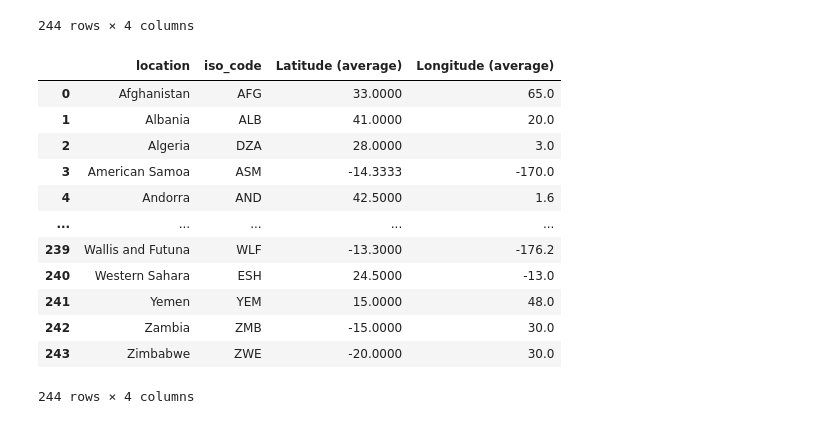
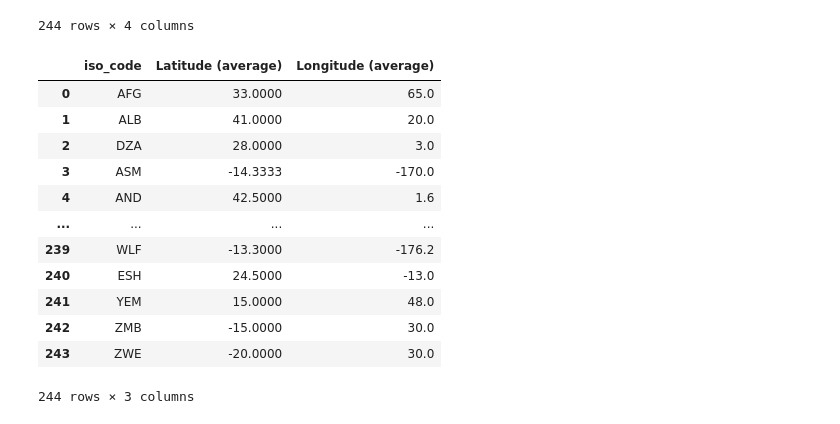
Before and after one commit to sberahim/project3, a Jupyter notebook: merged.ipynb, the cells around one changed output. Cells and saved outputs as stored; diff of their text form; code cells hidden in the pictures.

```diff
--- a/merged.ipynb
+++ b/merged.ipynb
@@ -28,23 +36,24 @@ country_codes_data
 # %%
 country_codes_data = country_codes_data.rename(columns={
     "Country":"location",
     "Alpha-3 code":"iso_code"})
 
+country_codes_data = country_codes_data.drop(columns=['location'])
 country_codes_data
 # %% [output]
-|  | location | iso_code | Latitude (average) | Longitude (average) |
-| 0 | Afghanistan | AFG | 33.0000 | 65.0 |
-| 1 | Albania | ALB | 41.0000 | 20.0 |
-| 2 | Algeria | DZA | 28.0000 | 3.0 |
-| 3 | American Samoa | ASM | -14.3333 | -170.0 |
-| 4 | Andorra | AND | 42.5000 | 1.6 |
-| ... | ... | ... | ... | ... |
-| 239 | Wallis and Futuna | WLF | -13.3000 | -176.2 |
-| 240 | Western Sahara | ESH | 24.5000 | -13.0 |
-| 241 | Yemen | YEM | 15.0000 | 48.0 |
-| 242 | Zambia | ZMB | -15.0000 | 30.0 |
-| 243 | Zimbabwe | ZWE | -20.0000 | 30.0 |
+|  | iso_code | Latitude (average) | Longitude (average) |
+| 0 | AFG | 33.0000 | 65.0 |
+| 1 | ALB | 41.0000 | 20.0 |
+| 2 | DZA | 28.0000 | 3.0 |
+| 3 | ASM | -14.3333 | -170.0 |
+| 4 | AND | 42.5000 | 1.6 |
+| ... | ... | ... | ... |
+| 239 | WLF | -13.3000 | -176.2 |
+| 240 | ESH | 24.5000 | -13.0 |
+| 241 | YEM | 15.0000 | 48.0 |
+| 242 | ZMB | -15.0000 | 30.0 |
+| 243 | ZWE | -20.0000 | 30.0 |
-244 rows × 4 columns
+244 rows × 3 columns
 # %%
 covid_data
 # %% [output]
```
Also changed, not shown: parts of 13 cells of this notebook, 3 other files.
